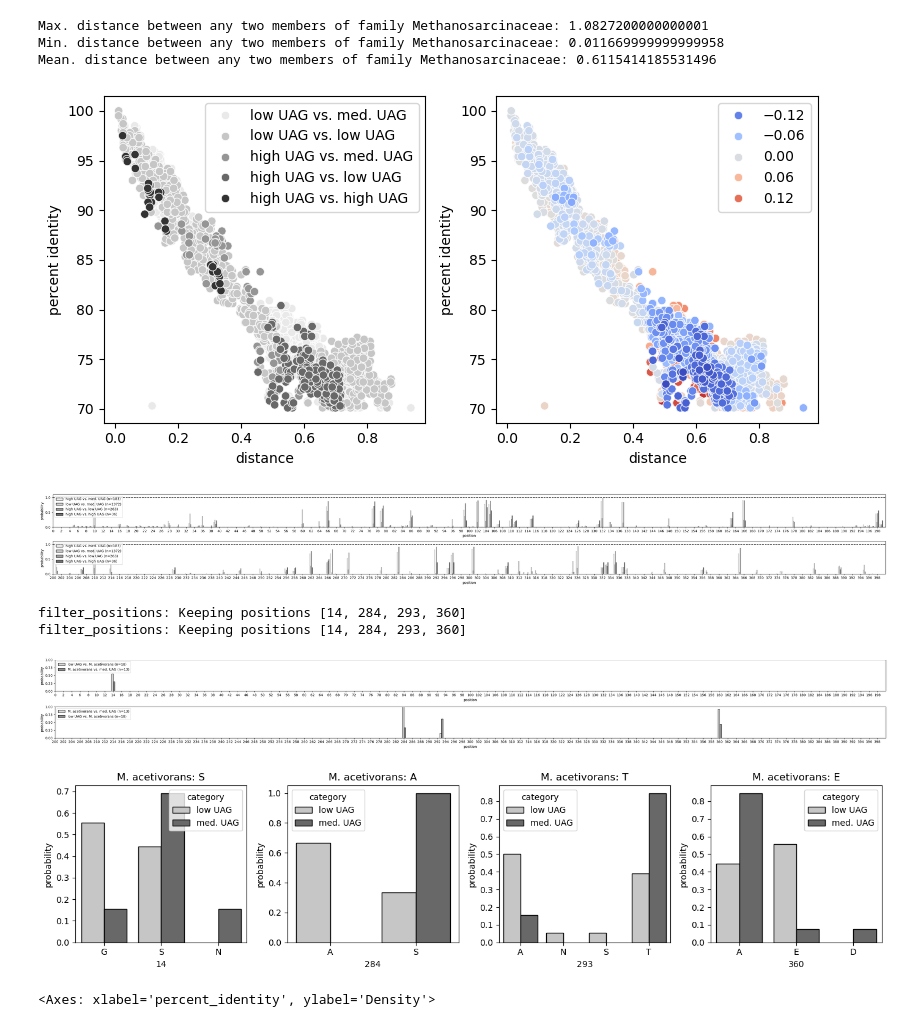
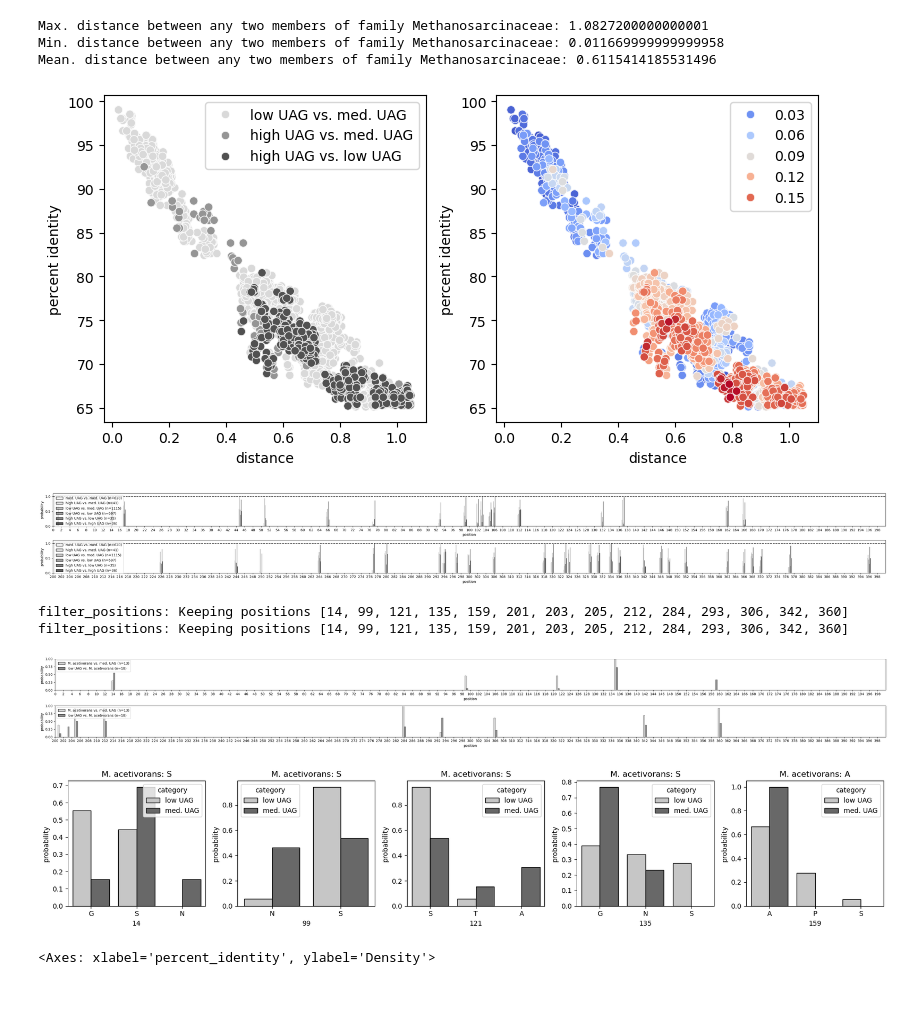
Before and after one commit to pipparichter/pyrrolysine, a Jupyter notebook: notebooks/methanosarcinaceae.ipynb, the cells around one changed output. Saved outputs shown, nothing was run; the diff lists cells and outputs as text; code cells hidden in the pictures; blank space fills up the shorter version.

```diff
--- a/notebooks/methanosarcinaceae.ipynb
+++ b/notebooks/methanosarcinaceae.ipynb
@@ -474,16 +460,13 @@ figure_df = figure_df.drop_duplicates('pair').copy()
 figure_df['category'] = [' vs. '.join(sorted([row.target_category, row.query_category])) for row in figure_df.itertuples()]
 figure_df = figure_df[figure_df.distance < 1.04992].copy()
 figure_df = figure_df[(figure_df.target_genome_id != 'GCA_003164755.1') & (figure_df.query_genome_id != 'GCA_003164755.1')].copy()
-figure_df['tag_percent_diff'] = figure_df.target_tag_percent - figure_df.query_tag_percent
+figure_df['tag_percent_diff'] = np.abs(figure_df.target_tag_percent - figure_df.query_tag_percent)
 
-# fig, (ax_a, ax_b, ax_c) = plt.subplots(ncols=3, figsize=(12, 4), sharey=False)
 fig, (ax_a, ax_b) = plt.subplots(ncols=2, figsize=(8, 4), sharey=False)
 
-categories = figure_df.category.unique()
-mask = (figure_df.percent_identity > 70) & (figure_df.category != 'med. UAG vs. med. UAG')
-# sns.scatterplot(figure_df[mask], x='distance', y='percent_identity', hue='target_family', palette='Grays', ax=ax_a)
+mask = (figure_df.percent_identity > 65) & (figure_df.query_category != figure_df.target_category)
 sns.scatterplot(figure_df[mask].sort_values('category', ascending=False), x='distance', y='percent_identity', hue='category', palette='Grays', ax=ax_a)
-sns.scatterplot(figure_df[mask].sort_values('tag_percent_diff', ascending=False), x='distance', y='percent_identity', hue='tag_percent_diff', palette='coolwarm', ax=ax_b)
+sns.scatterplot(figure_df[mask].sort_values('tag_percent_diff'), x='distance', y='percent_identity', hue='tag_percent_diff', palette='coolwarm', ax=ax_b)
 
 for ax in [ax_a, ax_b]:
     ax.set_ylabel('percent identity')
@@ -494,13 +477,14 @@ plt.show()
 
 # Negative TAG percent diff indicates that the target sequence has a lower TAG than the query, whereas positive indicates the query has a lower TAG than the target.
 # %% [output]
-[figure, old version]
+[figure, new version]
 # %%
-def filter_positions(figure_df:pd.DataFrame, max_mismatch_frequency=0.2, min_position=None, max_position=None, category:str='pyl- vs. pyl-', category_counts=None):
+def filter_positions(figure_df:pd.DataFrame, max_mismatch_frequency=2, min_mismatch_frequency=0.8, min_position=None, max_position=None, category:str='pyl- vs. pyl-', category_counts=None):
     positions = figure_df[figure_df.category == category].position.value_counts()
     positions = positions / category_counts[category]
-    positions = [x for x in range(min_position, max_position) if (x not in positions[positions.values > max_mismatch_frequency].index)]
-    figure_df = figure_df[figure_df.position.isin(positions) & (figure_df.category != category)].copy()
+    # positions = [x for x in range(min_position, max_position) if (x not in positions[positions.values > max_mismatch_frequency].index)]
+    positions = [x for x in range(min_position, max_position) if (x not in positions[positions.values < min_mismatch_frequency].index)]
+    # figure_df = figure_df[figure_df.position.isin(positions) & (figure_df.category != category)].copy()
     return figure_df
 
 def get_mismatch_positions(df, msa_df=None, use_dayhoff:bool=True):
@@ -513,12 +497,13 @@ def get_mismatch_positions(df, msa_df=None, use_dayhoff:bool=True):
     return pd.DataFrame(figure_df)
 # %%
 
-def figure(df, msa_df=msa_df, min_position:int=0, max_position:int=100, use_dayhoff:bool=True, ax:plt.Axes=None):
+def figure(df, msa_df=msa_df, min_position:int=0, max_position:int=100, use_dayhoff:bool=True, ax:plt.Axes=None, threshold=0.8):
 
     category_counts = df.groupby('category').size().to_dict()
     figure_df = get_mismatch_positions(df, msa_df=msa_df, use_dayhoff=use_dayhoff)
     # figure_df = filter_positions(figure_df, max_position=max_position, min_position=min_position, category_counts=category_counts, category='high UAG vs. high UAG')
-    figure_df = filter_positions(figure_df, max_position=max_position, min_position=min_position, category_counts=category_counts, category='low UAG vs. low UAG')
+    figure_df = filter_positions(figure_df, max_position=max_position, min_position=min_position, category_counts=category_counts, category='high UAG vs. low UAG')
+    # figure_df = figure_df[figure_df.category  != 'med. UAG vs. med. UAG'].copy()
 
     mask = (figure_df.position < max_position) & (figure_df.position > min_position)
     weights = figure_df[mask]['category'].map(lambda c: 1 / category_counts[c])
@@ -529,6 +514,15 @@ def figure(df, msa_df=msa_df, min_position:int=0, max_position:int=100, use_dayh
     ax.set_xticks(np.arange(min_position, max_position, 2))
     ax.set_ylim(ymin=0, ymax=1.1)
     ax.axhline(1, ls='--', color='black')
+
+    categories = figure_df[mask]['category'].unique() # Get unique hue values in the plotted order
+    num_bins = len(ax.patches) // len(categories) # Determine how many bins there are per hue
+    category_patches = {category: ax.patches[i * num_bins:(i + 1) * num_bins] for i, category in enumerate(categories)}
+    for patches in zip(*list(category_patches.values())):
+        heights = np.array([patch.get_height() for patch in patches])
+        if not np.any(heights > threshold):
+            for patch in patches:
+                patch.set_visible(False)
 
     legend = ax.get_legend()
     labels = [label.get_text() for label in legend.get_texts()]
@@ -543,15 +537,15 @@ def figure(df, msa_df=msa_df, min_position:int=0, max_position:int=100, use_dayh
 fig, axes = plt.subplots(figsize=(35, 4), nrows=2, sharex=False)
 for ax, (min_position, max_position) in zip(axes, [(0, 200), (200, 400)]):
     # figure(figure_df_, min_position=min_position, max_position=max_position, use_dayhoff=True)
-    figure(figure_df[mask], min_position=min_position, max_position=max_position, use_dayhoff=False, ax=ax)
+    figure(figure_df[figure_df.percent_identity > 75], min_position=min_position, max_position=max_position, use_dayhoff=False, ax=ax)
 fig.tight_layout()
 plt.show()
 
 # 228, 280, 283, 303, 326, 329, 334, 343
 # %% [output]
-[figure, old version]
+[figure, new version]
 # %%
-def filter_positions(figure_df, msa_df, categories=None, threshold=0.4, use_dayhoff:bool=False):
+def filter_positions(figure_df, msa_df, categories=None, threshold=0.3, use_dayhoff:bool=False):
     M = {category:get_frequency_matrix(df, normalize=False, use_dayhoff=use_dayhoff) for category, df in msa_df.groupby(categories)}
     scores_df = get_divergence_scores(list(M.values()))
     positions = scores_df[scores_df.score > threshold].position.unique()
@@ -599,36 +593,36 @@ for ax, (min_position, max_position) in zip(axes, [(0, 200), (200, 400)]):
 fig.tight_layout()
 plt.show()
 # %% [output]
-filter_positions: Keeping positions [14, 284, 293, 360]
-filter_positions: Keeping positions [14, 284, 293, 360]
+filter_positions: Keeping positions [14, 99, 121, 135, 159, 201, 203, 205, 212, 284, 293, 306, 342, 360]
+filter_positions: Keeping positions [14, 99, 121, 135, 159, 201, 203, 205, 212, 284, 293, 306, 342, 360]
-[figure, old version]
+[figure, new version]
 # %%
 def figure(df, msa_df=msa_df, arf1_df=arf1_df, position:int=None, ax:plt.Axes=None):
     df = df[(df.target_id == m_acetivorans_id) | (df.query_id == m_acetivorans_id)].copy()
     df = df[~df.category.str.contains('high')].copy()
 
     ids = np.unique(df.query_id.tolist() + df.target_id.tolist()).tolist()
     ids.remove(m_acetivorans_id)
     figure_df = arf1_df.loc[ids].copy()
     figure_df[position] = msa_df[position]
     figure_df = figure_df[figure_df[position] != '-'].copy()
     figure_df = figure_df.groupby(['category', position]).size().reset_index(name='count')
     figure_df['total'] = figure_df.category.map(arf1_df.loc[ids].category.value_counts())
     figure_df['probability'] = figure_df['count'] / figure_df['total']
 
     ax.set_title(f'M. acetivorans: {m_acetivorans_alignment[position]}')
     sns.barplot(figure_df, ax=ax, hue='category', x=position, y='probability', palette='Grays', edgecolor='black')
 
 # Position 106 doesn't look interesting.
-positions = [14, 284, 293, 360]
+positions = [14, 99, 121, 135, 159]
 fig, axes = plt.subplots(figsize=(len(positions) * 3.5, 3.5), ncols=len(positions))
-
+4343
 for ax, position in zip(axes, positions):
     figure(figure_df[figure_df.percent_identity > 90], position=position, ax=ax)
 fig.tight_layout()
 plt.show()
 # %% [output]
-[figure, old version]
+[figure, new version]
 # %%
 mask = (figure_df.percent_identity > 90)
 mask = mask & ((figure_df.target_id == m_acetivorans_id) | (figure_df.query_id == m_acetivorans_id))
```
Also changed, not shown: parts of 4 cells of this notebook.
